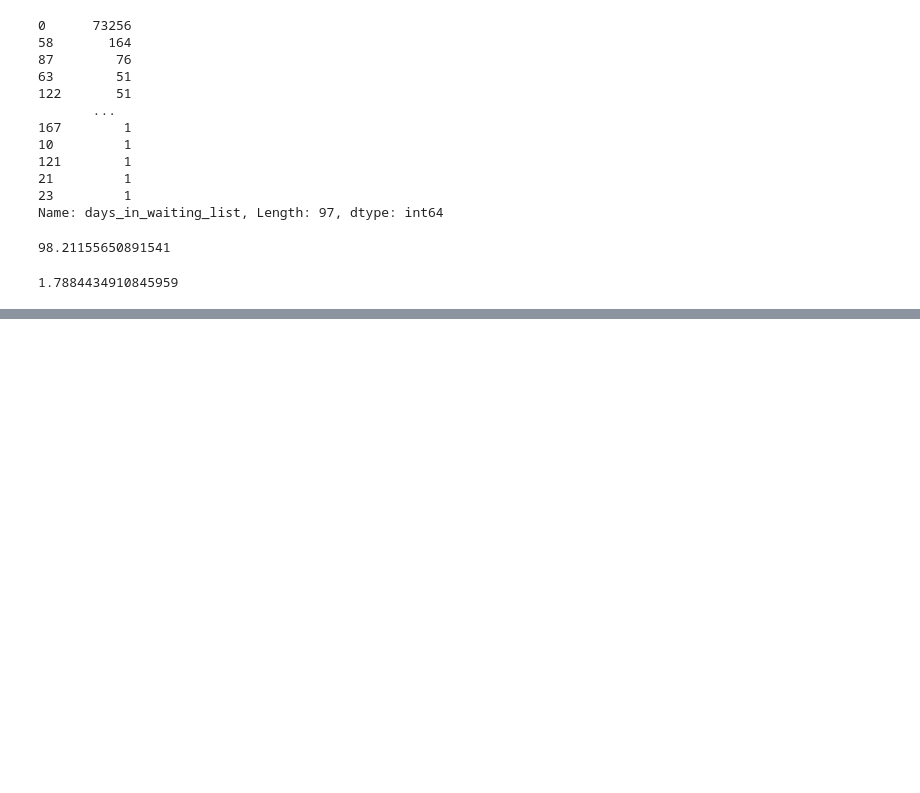
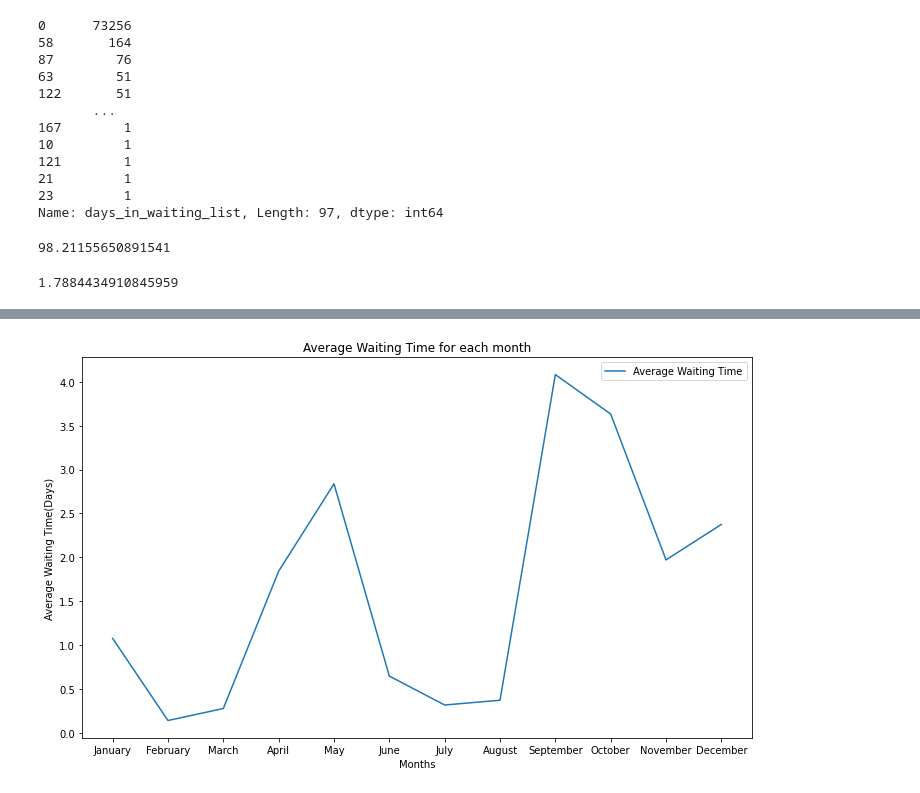
Before and after one commit to shinkarkunal/EDA_Hotel_booking, a Jupyter notebook: Hotel_Booking_Analysis_Capstone_Project_KUNAL_SHINKAR_ipynb.ipynb, the cells around one changed output, grey strips where cells are left out. Saved outputs shown, nothing was run; the diff lists cells and outputs as text; code cells hidden in the pictures; blank space fills up the shorter version.

```diff
--- a/Hotel_Booking_Analysis_Capstone_Project_KUNAL_SHINKAR_ipynb.ipynb
+++ b/Hotel_Booking_Analysis_Capstone_Project_KUNAL_SHINKAR_ipynb.ipynb
@@ -509,0 +514,3 @@ percentage_of_waiting_bookings
+# %%
+mean_waiting_time_booking = not_cancel_bookings.groupby('arrival_date_month')['days_in_waiting_list'].mean().reindex(month_index)
+mean_waiting_time_booking
@@ -509,0 +532,15 @@ percentage_of_waiting_bookings
+# %%
+# x_axis values
+x_axis =mean_waiting_time_booking.index
+# y_axis values
+y_axis = mean_waiting_time_booking
+plt.figure(figsize=(12,7))
+# line plot
+plt.plot(x_axis,y_axis, label = 'Average Waiting Time')
+plt.xlabel('Months')
+plt.ylabel('Average Waiting Time(Days)')
+plt.title('Average Waiting Time for each month')
+plt.legend()
+plt.show()
+# %% [output]
+[figure, added]
```
Also changed, not shown: parts of 16 cells of this notebook.
